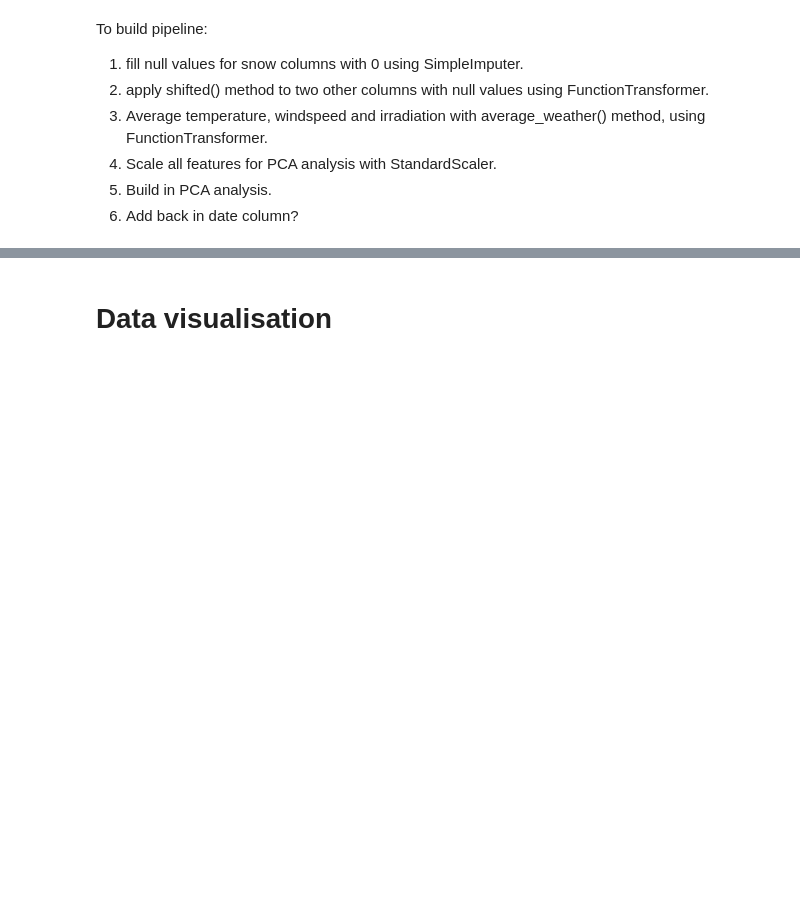
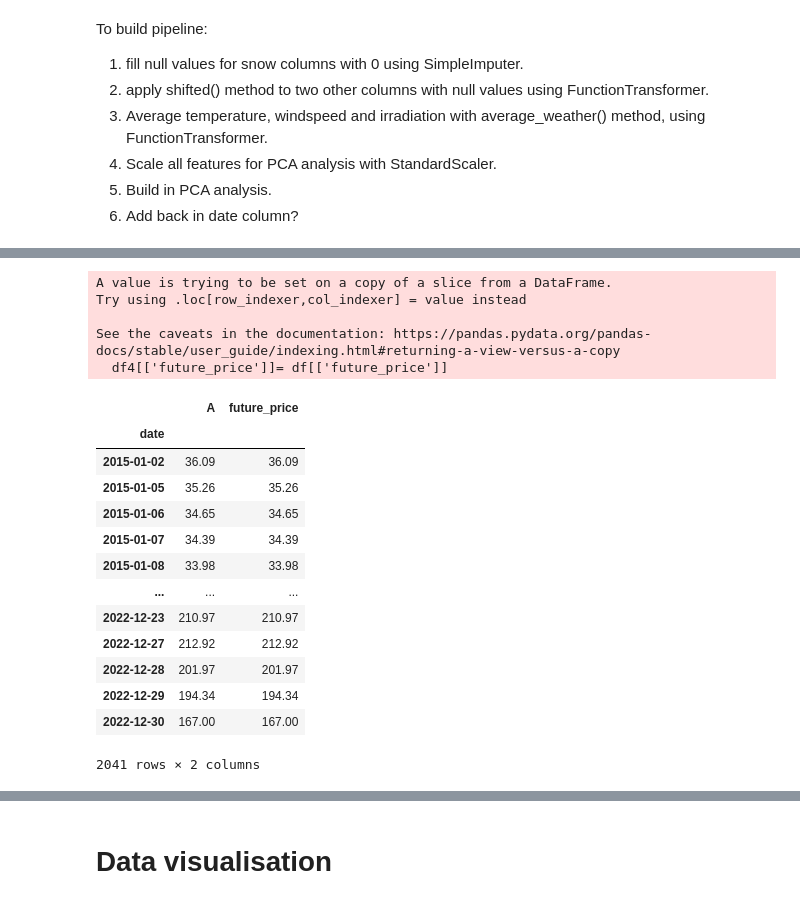
Before and after one commit to Sarthak-Singh1996/Predicting-European-Electricity-Prices, a Jupyter notebook: scripts/preprocessing.ipynb, the cells around one changed output, grey strips where cells are left out. Saved outputs shown, nothing was run; the diff lists cells and outputs as text; code cells hidden in the pictures; blank space fills up the shorter version.

```diff
--- a/scripts/preprocessing.ipynb
+++ b/scripts/preprocessing.ipynb
@@ -336,0 +561,26 @@ df['average_temperature'] = df['temperature_berlin'] + df['Cost'])
+# %%
+df4[['future_price']]= df[['future_price']]
+#df4.apply(np.mean, axis=1)
+# %% [output]
+A value is trying to be set on a copy of a slice from a DataFrame.
+Try using .loc[row_indexer,col_indexer] = value instead
+
+See the caveats in the documentation: https://pandas.pydata.org/pandas-docs/stable/user_guide/indexing.html#returning-a-view-versus-a-copy
+  df4[['future_price']]= df[['future_price']]
+# %%
+df4
+# %% [output]
+|  | A | future_price |
+| date |  |  |
+| 2015-01-02 | 36.09 | 36.09 |
+| 2015-01-05 | 35.26 | 35.26 |
+| 2015-01-06 | 34.65 | 34.65 |
+| 2015-01-07 | 34.39 | 34.39 |
+| 2015-01-08 | 33.98 | 33.98 |
+| ... | ... | ... |
+| 2022-12-23 | 210.97 | 210.97 |
+| 2022-12-27 | 212.92 | 212.92 |
+| 2022-12-28 | 201.97 | 201.97 |
+| 2022-12-29 | 194.34 | 194.34 |
+| 2022-12-30 | 167.00 | 167.00 |
+2041 rows × 2 columns
```
Also changed, not shown: parts of 48 cells of this notebook.
